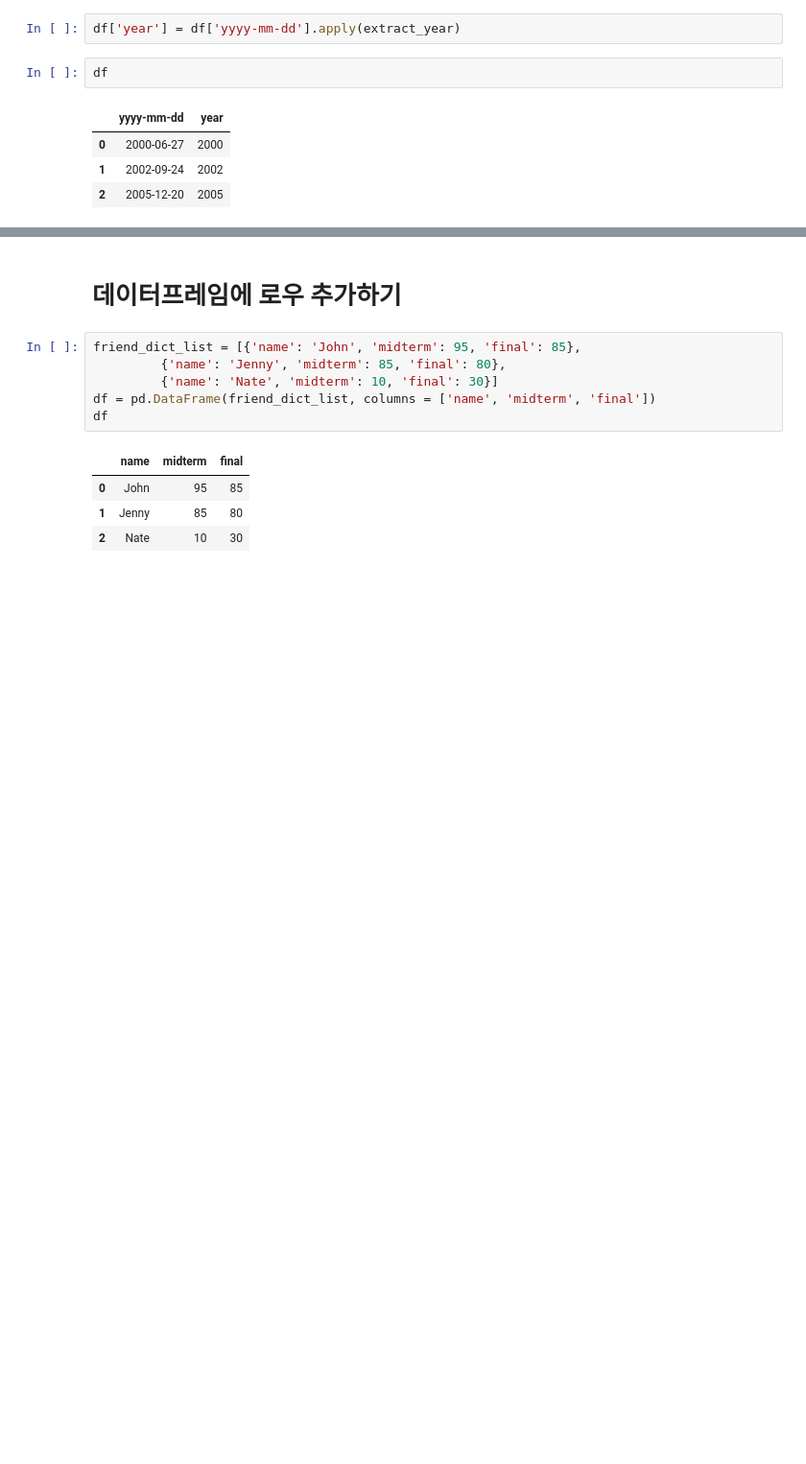
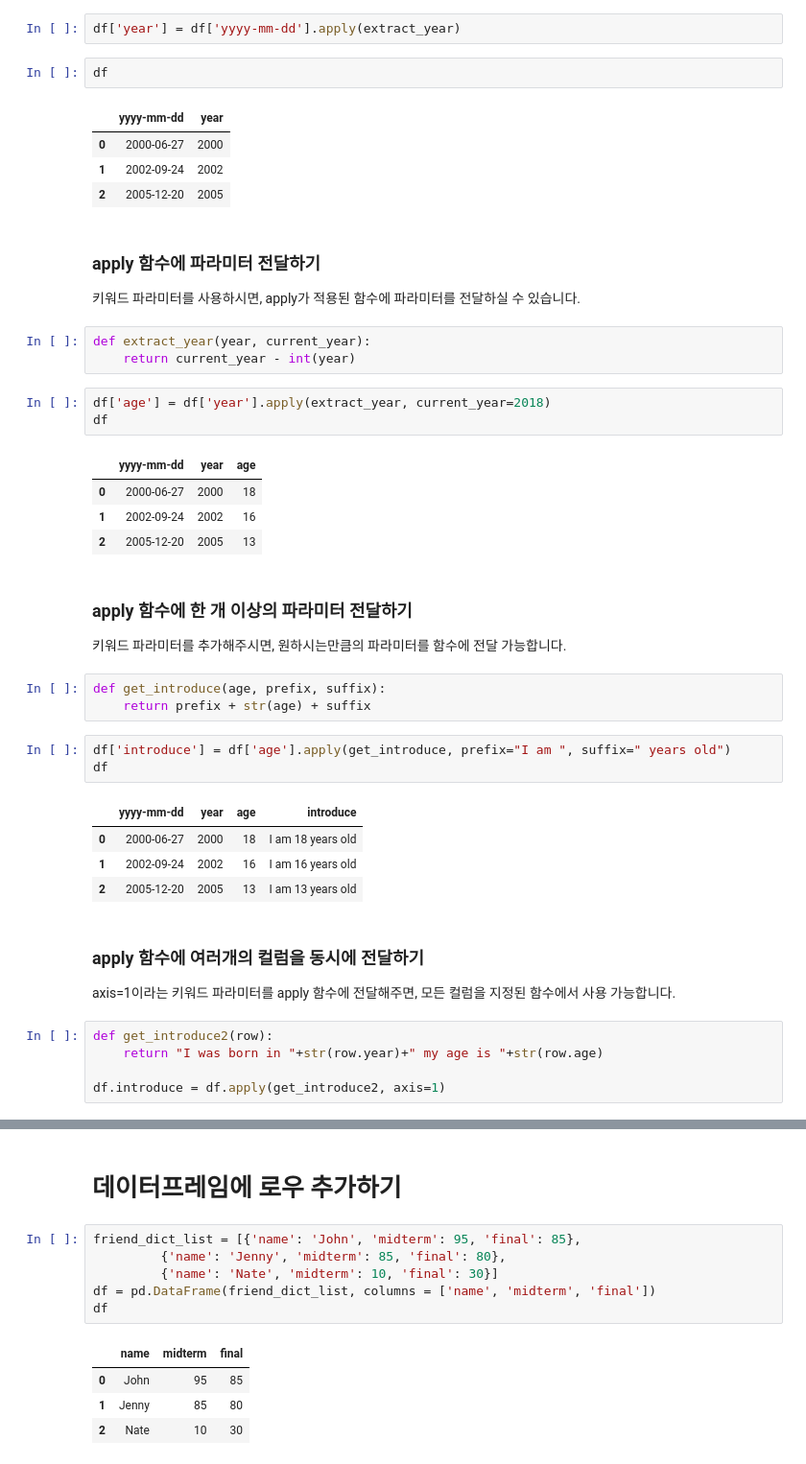
Before and after one commit to minsuk-heo/pandas, a Jupyter notebook: 팬더스_명령어_꿀팁.ipynb, the cells around one changed output, grey strips where cells are left out. Shown: that part at 96% size. Drawn from its saved outputs; the diff is of its cells as text; blank space fills up the shorter version.

```diff
--- a/팬더스_명령어_꿀팁.ipynb
+++ b/팬더스_명령어_꿀팁.ipynb
@@ -756,3 +756,39 @@ df
 | 0 | 2000-06-27 | 2000 |
 | 1 | 2002-09-24 | 2002 |
 | 2 | 2005-12-20 | 2005 |
+# %% [markdown]
+### apply 함수에 파라미터 전달하기
+키워드 파라미터를 사용하시면, apply가 적용된 함수에 파라미터를 전달하실 수 있습니다.
+# %%
+def extract_year(year, current_year):
+    return current_year - int(year)
+# %%
+df['age'] = df['year'].apply(extract_year, current_year=2018)
+df
+# %% [output]
+|  | yyyy-mm-dd | year | age |
+| 0 | 2000-06-27 | 2000 | 18 |
+| 1 | 2002-09-24 | 2002 | 16 |
+| 2 | 2005-12-20 | 2005 | 13 |
+# %% [markdown]
+### apply 함수에 한 개 이상의 파라미터 전달하기
+키워드 파라미터를 추가해주시면, 원하시는만큼의 파라미터를 함수에 전달 가능합니다.
+# %%
+def get_introduce(age, prefix, suffix):
+    return prefix + str(age) + suffix
+# %%
+df['introduce'] = df['age'].apply(get_introduce, prefix="I am ", suffix=" years old")
+df
+# %% [output]
+|  | yyyy-mm-dd | year | age | introduce |
+| 0 | 2000-06-27 | 2000 | 18 | I am 18 years old |
+| 1 | 2002-09-24 | 2002 | 16 | I am 16 years old |
+| 2 | 2005-12-20 | 2005 | 13 | I am 13 years old |
+# %% [markdown]
+### apply 함수에 여러개의 컬럼을 동시에 전달하기
+axis=1이라는 키워드 파라미터를 apply 함수에 전달해주면, 모든 컬럼을 지정된 함수에서 사용 가능합니다.
+# %%
+def get_introduce2(row):
+    return "I was born in "+str(row.year)+" my age is "+str(row.age)
+
+df.introduce = df.apply(get_introduce2, axis=1)
```
Also changed, not shown: parts of 2 cells of this notebook, 1 other file.
